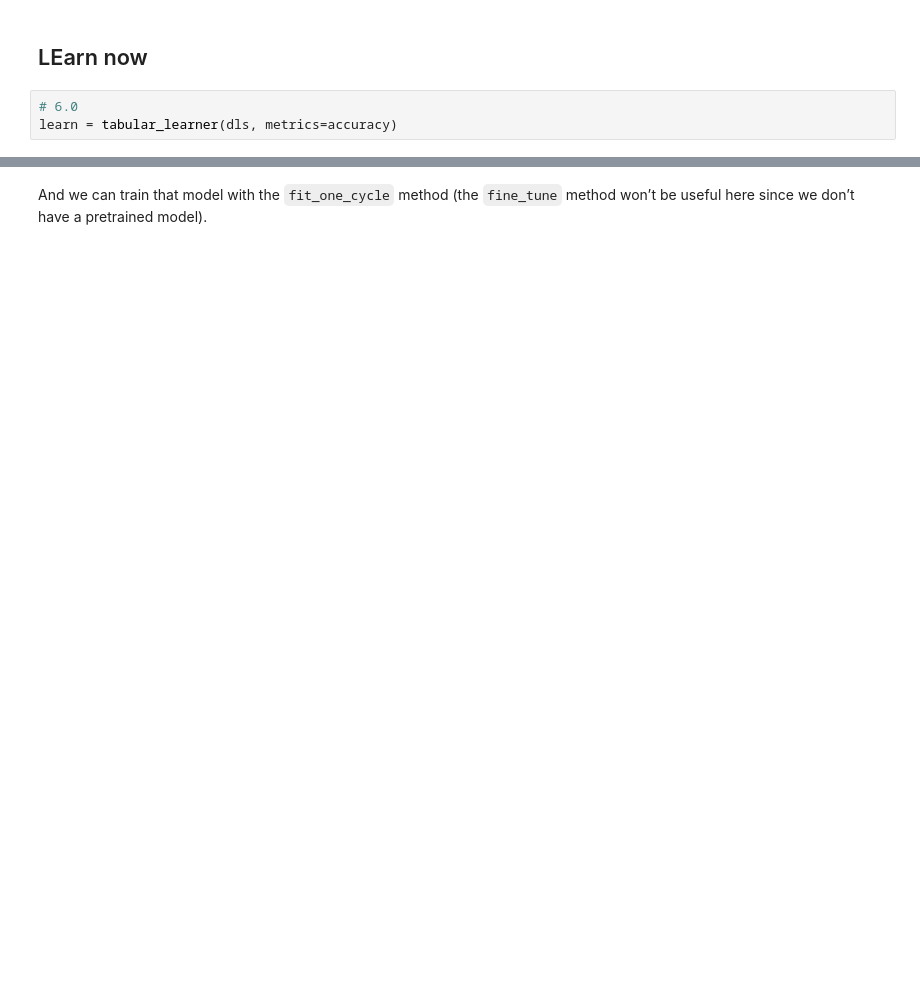
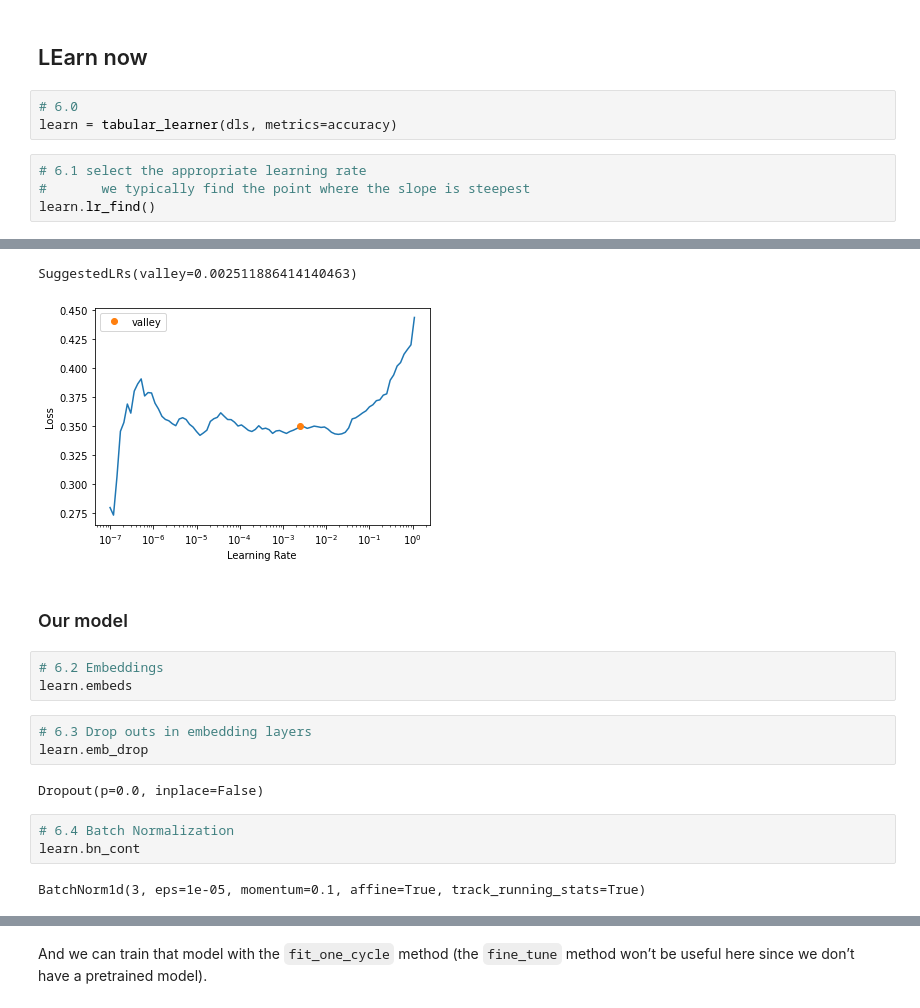
Before and after one commit to harnalashok/deeplearning, a Jupyter notebook: Tabular_data_with_fastai.ipynb, the cells around one changed output, grey strips where cells are left out. Cells and saved outputs as stored; diff of their text form; blank space fills up the shorter version.

```diff
--- a/Tabular_data_with_fastai.ipynb
+++ b/Tabular_data_with_fastai.ipynb
@@ -207,3 +272,8 @@ dls.show_batch()
 # %%
 # 6.0
 learn = tabular_learner(dls, metrics=accuracy)
+# %%
+# 6.1 select the appropriate learning rate
+#       we typically find the point where the slope is steepest
+learn.lr_find()
+# %% [output]
@@ -209,0 +281,17 @@ learn = tabular_learner(dls, metrics=accuracy)
+SuggestedLRs(valley=0.002511886414140463)
+[figure, added]
+# %% [markdown]
+### Our model
+# %%
+# 6.2 Embeddings
+learn.embeds
+# %%
+# 6.3 Drop outs in embedding layers
+learn.emb_drop
+# %% [output]
+Dropout(p=0.0, inplace=False)
+# %%
+# 6.4 Batch Normalization
+learn.bn_cont
+# %% [output]
+BatchNorm1d(3, eps=1e-05, momentum=0.1, affine=True, track_running_stats=True)
```
Also changed, not shown: parts of 22 cells of this notebook.
